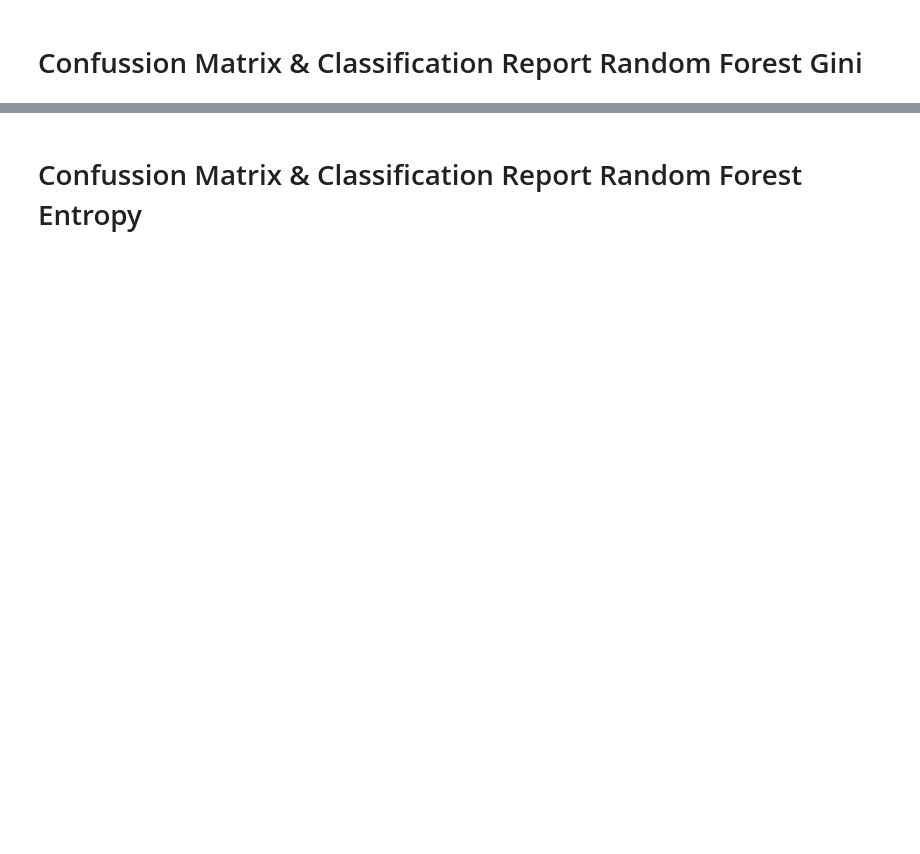
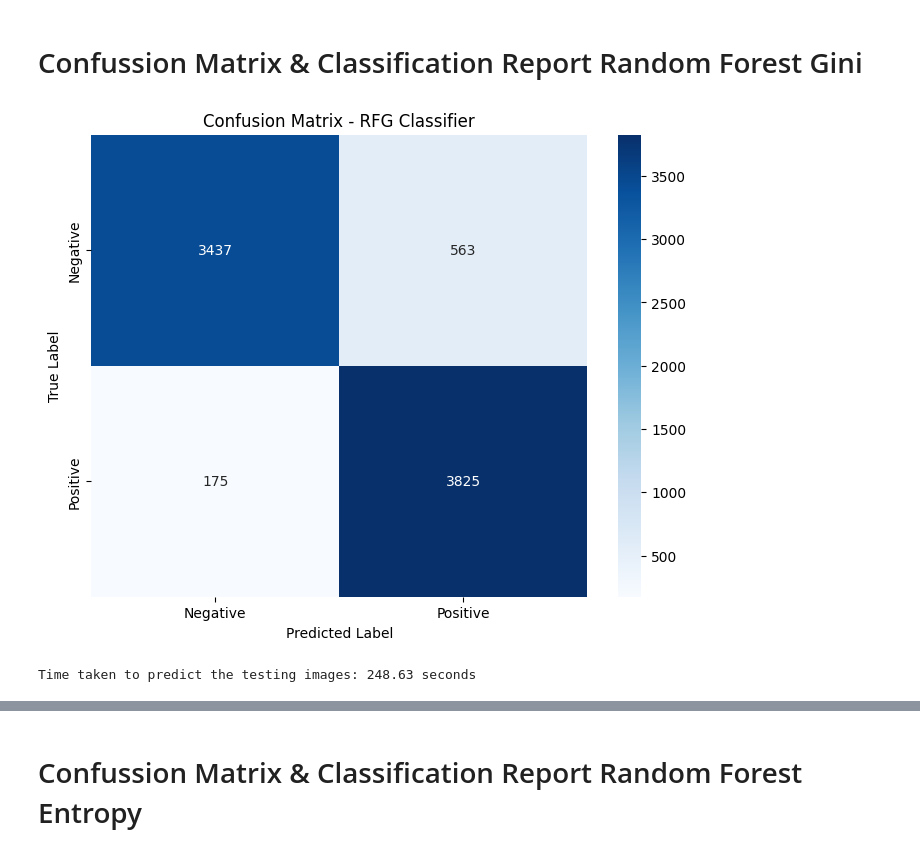
Before and after one commit to zeinhasan/HOG-LBP-Hybrid-Feature-Extraction-for-Texture, a Jupyter notebook: HOG-LBP(8 Num Points,1 Radius) Random Forest.ipynb, the cells around one changed output, grey strips where cells are left out. Saved outputs shown, nothing was run; the diff lists cells and outputs as text; code cells hidden in the pictures; blank space fills up the shorter version.

```diff
--- a/HOG-LBP(8 Num Points,1 Radius) Random Forest.ipynb
+++ b/HOG-LBP(8 Num Points,1 Radius) Random Forest.ipynb
@@ -180,34 +188,37 @@ for imagePath in paths.list_images(testing_path):
     # Combine HOG and LBP features
     features = np.hstack((hog_features, lbp_hist))
 
     # Predict the label using the trained SVM classifier
     prediction = model_RFG.predict(features.reshape(1, -1))
 
     # Extract the true label from the image path
     true_label = imagePath.split(os.path.sep)[-2]
 
     # Update the lists
     true_labels.append(true_label)
     predicted_labels.append(prediction[0])
 
 # Create the confusion matrix
 conf_matrix = confusion_matrix(true_labels, predicted_labels)
 
 # Display the confusion matrix using a heatmap
 plt.figure(figsize=(8, 6))
 sns.heatmap(conf_matrix, annot=True, fmt='d', cmap='Blues', xticklabels=np.unique(true_labels),
             yticklabels=np.unique(true_labels))
-plt.title('Confusion Matrix - SVM Classifier')
+plt.title('Confusion Matrix - RFG Classifier')
 plt.xlabel('Predicted Label')
 plt.ylabel('True Label')
 plt.show()
 
 # Stop time measurement
 end = time.time()
 
 # Calculate the elapsed time
 elapsed_time = end - start
 print(f"Time taken to predict the testing images: {elapsed_time:.2f} seconds")
+# %% [output]
+[figure, added]
+Time taken to predict the testing images: 248.63 seconds
 # %%
 # Get the classification report
 class_report = classification_report(true_labels, predicted_labels, digits=4)
```
Also changed, not shown: parts of 11 cells of this notebook, 4 other files.
